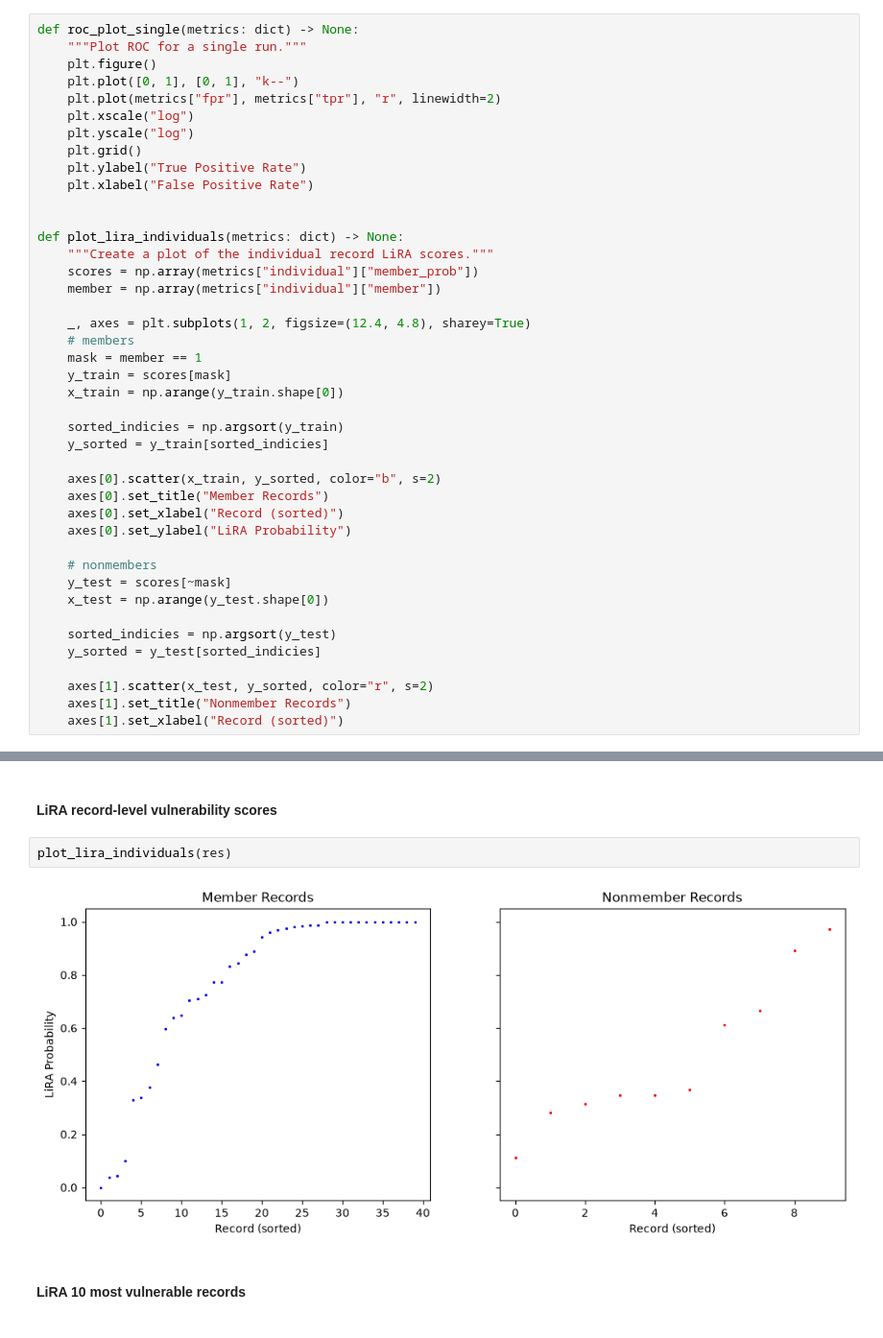
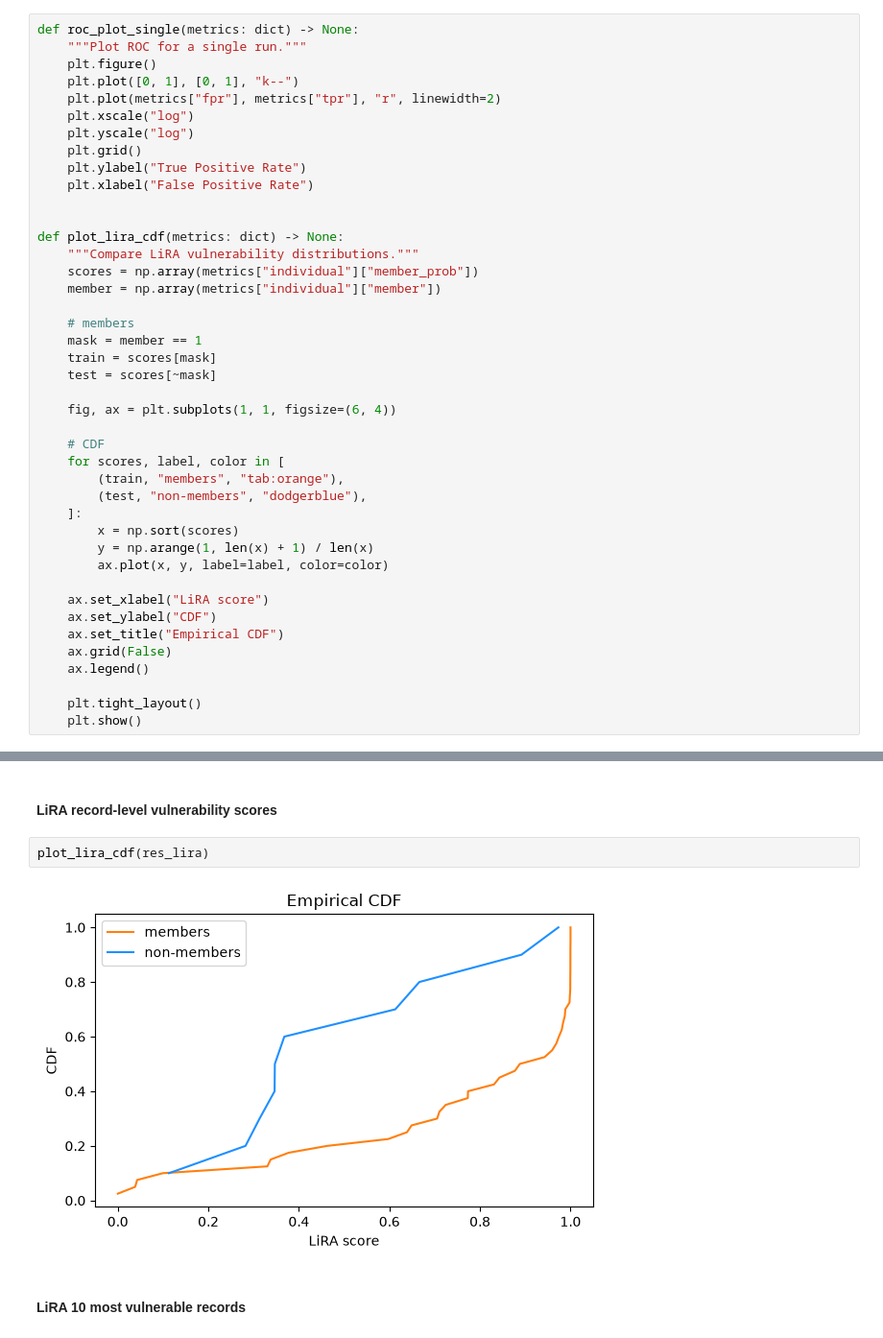
Before and after one commit to AI-SDC/SACRO-ML, a Jupyter notebook: examples/notebooks/pytorch_simple.ipynb, the cells around one changed output, grey strips where cells are left out. Shown at 96% size. Saved outputs shown, nothing was run; the diff lists cells and outputs as text.

```diff
--- a/examples/notebooks/pytorch_simple.ipynb
+++ b/examples/notebooks/pytorch_simple.ipynb
@@ -428,35 +434,35 @@ def roc_plot_single(metrics: dict) -> None:
     plt.xlabel("False Positive Rate")
 
 
-def plot_lira_individuals(metrics: dict) -> None:
-    """Create a plot of the individual record LiRA scores."""
+def plot_lira_cdf(metrics: dict) -> None:
+    """Compare LiRA vulnerability distributions."""
     scores = np.array(metrics["individual"]["member_prob"])
     member = np.array(metrics["individual"]["member"])
 
-    _, axes = plt.subplots(1, 2, figsize=(12.4, 4.8), sharey=True)
     # members
     mask = member == 1
-    y_train = scores[mask]
-    x_train = np.arange(y_train.shape[0])
+    train = scores[mask]
+    test = scores[~mask]
 
-    sorted_indicies = np.argsort(y_train)
-    y_sorted = y_train[sorted_indicies]
+    fig, ax = plt.subplots(1, 1, figsize=(6, 4))
 
-    axes[0].scatter(x_train, y_sorted, color="b", s=2)
-    axes[0].set_title("Member Records")
-    axes[0].set_xlabel("Record (sorted)")
-    axes[0].set_ylabel("LiRA Probability")
+    # CDF
+    for scores, label, color in [
+        (train, "members", "tab:orange"),
+        (test, "non-members", "dodgerblue"),
+    ]:
+        x = np.sort(scores)
+        y = np.arange(1, len(x) + 1) / len(x)
+        ax.plot(x, y, label=label, color=color)
 
-    # nonmembers
-    y_test = scores[~mask]
-    x_test = np.arange(y_test.shape[0])
+    ax.set_xlabel("LiRA score")
+    ax.set_ylabel("CDF")
+    ax.set_title("Empirical CDF")
+    ax.grid(False)
+    ax.legend()
 
-    sorted_indicies = np.argsort(y_test)
-    y_sorted = y_test[sorted_indicies]
-
-    axes[1].scatter(x_test, y_sorted, color="r", s=2)
-    axes[1].set_title("Nonmember Records")
-    axes[1].set_xlabel("Record (sorted)")
+    plt.tight_layout()
+    plt.show()
 # %% [markdown]
 #### LiRA ROC curve
 # %%
@@ -466,9 +472,9 @@ roc_plot_single(res)
 # %% [markdown]
 #### LiRA record-level vulnerability scores
 # %%
-plot_lira_individuals(res)
+plot_lira_cdf(res_lira)
 # %% [output]
-[figure, old version]
+[figure, new version]
 # %% [markdown]
 #### LiRA 10 most vulnerable records
 # %%
```
Also changed, not shown: parts of 16 cells of this notebook.
